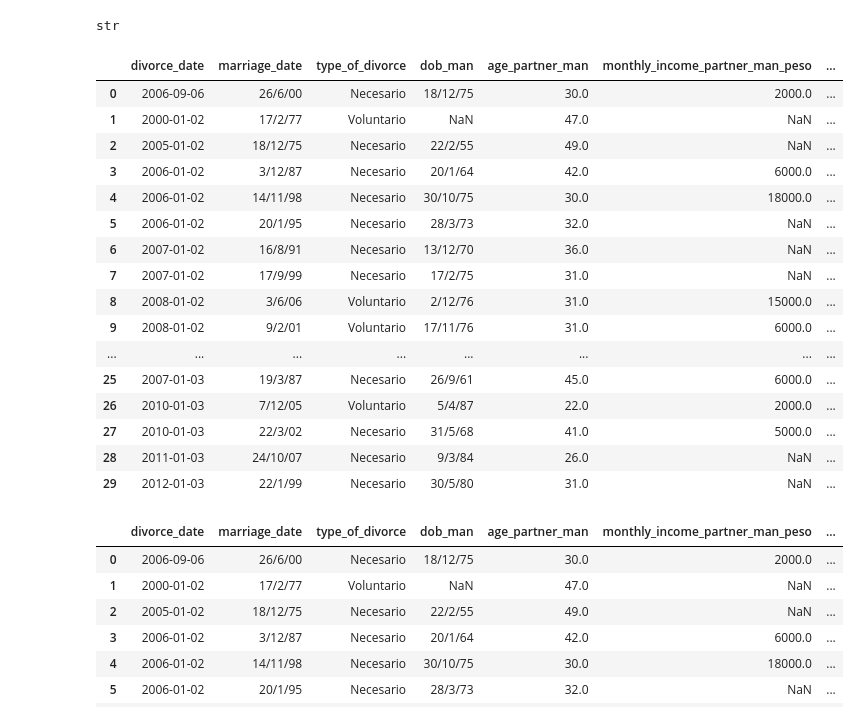
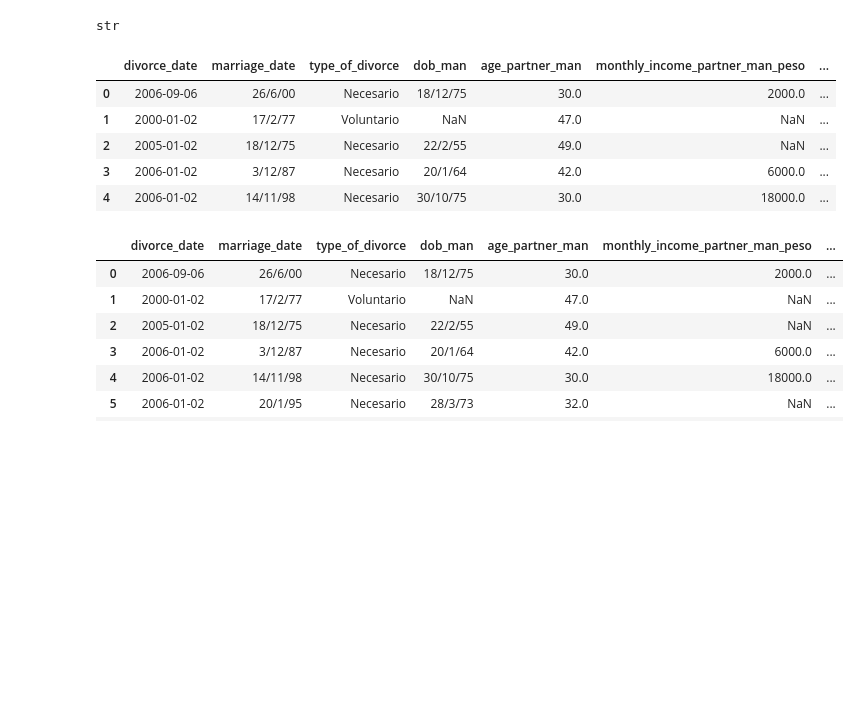
Before and after one commit to CharlieCMann/INFO-2950-Project, a Jupyter notebook: datacleaning.ipynb, the cells around one changed output. Cells and saved outputs as stored; diff of their text form; code cells hidden in the pictures; blank space fills up the shorter version.

Commit message:
Created using Colaboratory - made all the zodiac variables and fixed duration

```diff
--- a/datacleaning.ipynb
+++ b/datacleaning.ipynb
@@ -111,8 +114,7 @@ divorce_data = divorce_data[['divorce_date', 'date_of_marriage', 'type_of_divorc
        'occupation_partner_woman', 'monthly_income_partner_woman_peso',
        'level_of_education_partner_man', 'employment_status_partner_man',
        'level_of_education_partner_woman', 'employment_status_partner_woman',
-       'marriage_duration', 'marriage_duration_months', 'num_children',
-       'custody']]
+       'num_children', 'custody']]
 divorce_data = divorce_data.rename(columns={'date_of_marriage': "marriage_date", 'dob_partner_man': "dob_man", 'dob_partner_woman': "dob_woman"})
 divorce_data.head()
 # %% [output]
@@ -130,25 +132,14 @@ type(divorce_data.divorce_date[0])
 str
 # %%
 divorce_data['divorce_date'] = pd.to_datetime(divorce_data['divorce_date'])
-divorce_data.head(30)
+divorce_data.head()
 # %% [output]
 |  | divorce_date | marriage_date | type_of_divorce | dob_man | age_partner_man | monthly_income_partner_man_peso | ... |
 | 0 | 2006-09-06 | 26/6/00 | Necesario | 18/12/75 | 30.0 | 2000.0 | ... |
 | 1 | 2000-01-02 | 17/2/77 | Voluntario | NaN | 47.0 | NaN | ... |
 | 2 | 2005-01-02 | 18/12/75 | Necesario | 22/2/55 | 49.0 | NaN | ... |
 | 3 | 2006-01-02 | 3/12/87 | Necesario | 20/1/64 | 42.0 | 6000.0 | ... |
 | 4 | 2006-01-02 | 14/11/98 | Necesario | 30/10/75 | 30.0 | 18000.0 | ... |
-| 5 | 2006-01-02 | 20/1/95 | Necesario | 28/3/73 | 32.0 | NaN | ... |
-| 6 | 2007-01-02 | 16/8/91 | Necesario | 13/12/70 | 36.0 | NaN | ... |
-| 7 | 2007-01-02 | 17/9/99 | Necesario | 17/2/75 | 31.0 | NaN | ... |
-| 8 | 2008-01-02 | 3/6/06 | Voluntario | 2/12/76 | 31.0 | 15000.0 | ... |
-| 9 | 2008-01-02 | 9/2/01 | Voluntario | 17/11/76 | 31.0 | 6000.0 | ... |
-| ... | ... | ... | ... | ... | ... | ... | ... |
-| 25 | 2007-01-03 | 19/3/87 | Necesario | 26/9/61 | 45.0 | 6000.0 | ... |
-| 26 | 2010-01-03 | 7/12/05 | Voluntario | 5/4/87 | 22.0 | 2000.0 | ... |
-| 27 | 2010-01-03 | 22/3/02 | Necesario | 31/5/68 | 41.0 | 5000.0 | ... |
-| 28 | 2011-01-03 | 24/10/07 | Necesario | 9/3/84 | 26.0 | NaN | ... |
-| 29 | 2012-01-03 | 22/1/99 | Necesario | 30/5/80 | 31.0 | NaN | ... |
 # %%
 #divorce_data['marriage_date'] = pd.to_datetime(divorce_data['marriage_date'],origin=pd.Timestamp('1916-01-01'),unit='us')
 #divorce_data['dob_man'] = pd.to_datetime(divorce_data['dob_man'])
```
Also changed, not shown: parts of 17 cells of this notebook.
